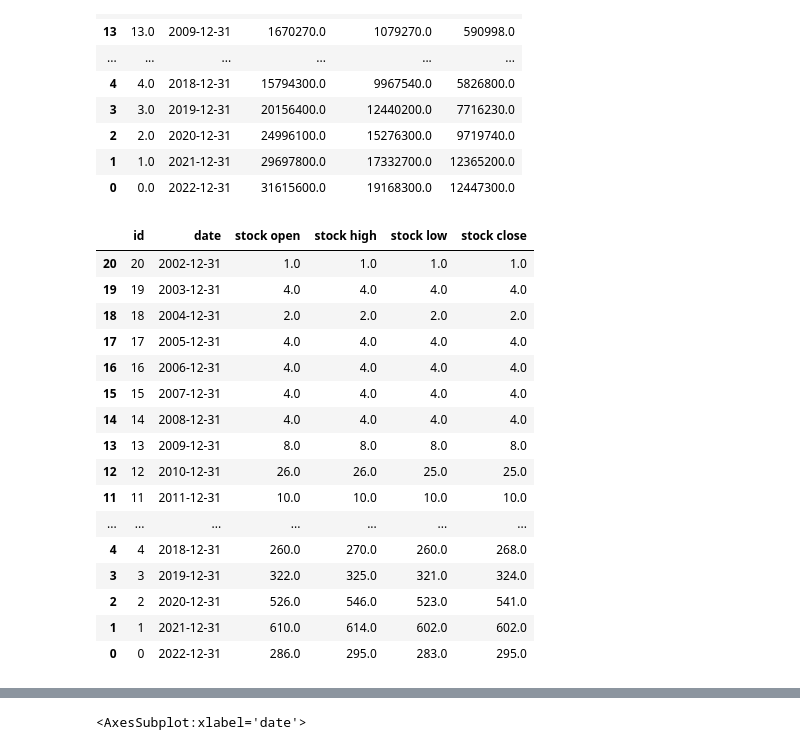
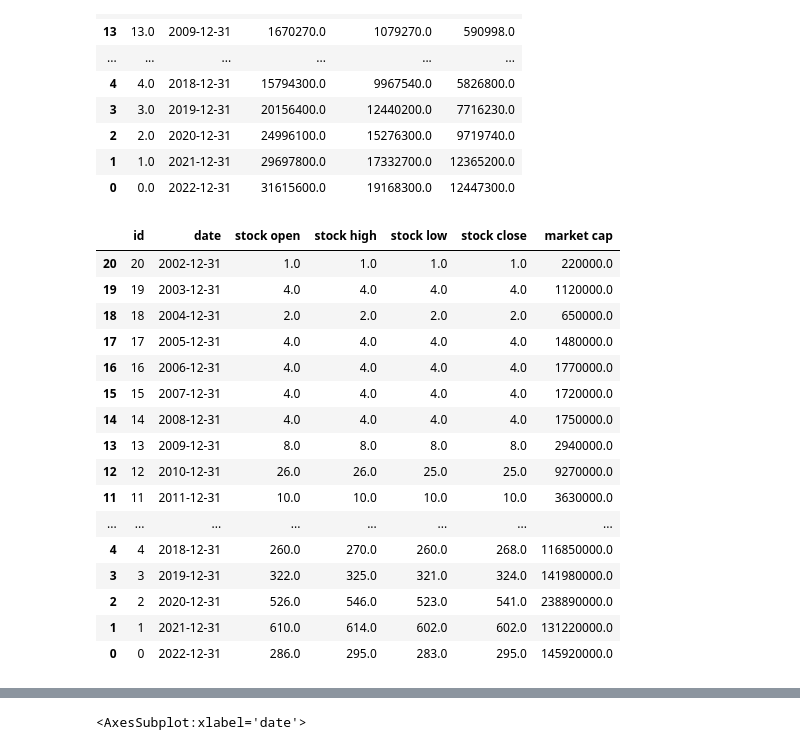
Before and after one commit to IanMcHall/NetflixAnalysis, a Jupyter notebook: NET Analysis.ipynb, the cells around one changed output, grey strips where cells are left out. Saved outputs shown, nothing was run; the diff lists cells and outputs as text; code cells hidden in the pictures.

```diff
--- a/NET Analysis.ipynb
+++ b/NET Analysis.ipynb
@@ -37,27 +37,27 @@ df1.sort_values(by='id', ascending=False)
 | 0 | 0.0 | 2022-12-31 | 31615600.0 | 19168300.0 | 12447300.0 |
 # %%
 #Here I am renaming the 'idstocks' column to 'id', to better match df1
-df2.columns = ['id', 'date', 'stock open', 'stock high', 'stock low', 'stock close']
+df2.columns = ['id', 'date', 'stock open', 'stock high', 'stock low', 'stock close', 'market cap']
 #stock prices rounded to nearest dollar. Some dates rounded from the closest day stocks were traded.
 df2.sort_values(by='id', ascending=False)
 # %% [output]
-|  | id | date | stock open | stock high | stock low | stock close |
-| 20 | 20 | 2002-12-31 | 1.0 | 1.0 | 1.0 | 1.0 |
-| 19 | 19 | 2003-12-31 | 4.0 | 4.0 | 4.0 | 4.0 |
-| 18 | 18 | 2004-12-31 | 2.0 | 2.0 | 2.0 | 2.0 |
-| 17 | 17 | 2005-12-31 | 4.0 | 4.0 | 4.0 | 4.0 |
-| 16 | 16 | 2006-12-31 | 4.0 | 4.0 | 4.0 | 4.0 |
-| 15 | 15 | 2007-12-31 | 4.0 | 4.0 | 4.0 | 4.0 |
-| 14 | 14 | 2008-12-31 | 4.0 | 4.0 | 4.0 | 4.0 |
-| 13 | 13 | 2009-12-31 | 8.0 | 8.0 | 8.0 | 8.0 |
-| 12 | 12 | 2010-12-31 | 26.0 | 26.0 | 25.0 | 25.0 |
-| 11 | 11 | 2011-12-31 | 10.0 | 10.0 | 10.0 | 10.0 |
-| ... | ... | ... | ... | ... | ... | ... |
-| 4 | 4 | 2018-12-31 | 260.0 | 270.0 | 260.0 | 268.0 |
-| 3 | 3 | 2019-12-31 | 322.0 | 325.0 | 321.0 | 324.0 |
-| 2 | 2 | 2020-12-31 | 526.0 | 546.0 | 523.0 | 541.0 |
-| 1 | 1 | 2021-12-31 | 610.0 | 614.0 | 602.0 | 602.0 |
-| 0 | 0 | 2022-12-31 | 286.0 | 295.0 | 283.0 | 295.0 |
+|  | id | date | stock open | stock high | stock low | stock close | market cap |
+| 20 | 20 | 2002-12-31 | 1.0 | 1.0 | 1.0 | 1.0 | 220000.0 |
+| 19 | 19 | 2003-12-31 | 4.0 | 4.0 | 4.0 | 4.0 | 1120000.0 |
+| 18 | 18 | 2004-12-31 | 2.0 | 2.0 | 2.0 | 2.0 | 650000.0 |
+| 17 | 17 | 2005-12-31 | 4.0 | 4.0 | 4.0 | 4.0 | 1480000.0 |
+| 16 | 16 | 2006-12-31 | 4.0 | 4.0 | 4.0 | 4.0 | 1770000.0 |
+| 15 | 15 | 2007-12-31 | 4.0 | 4.0 | 4.0 | 4.0 | 1720000.0 |
+| 14 | 14 | 2008-12-31 | 4.0 | 4.0 | 4.0 | 4.0 | 1750000.0 |
+| 13 | 13 | 2009-12-31 | 8.0 | 8.0 | 8.0 | 8.0 | 2940000.0 |
+| 12 | 12 | 2010-12-31 | 26.0 | 26.0 | 25.0 | 25.0 | 9270000.0 |
+| 11 | 11 | 2011-12-31 | 10.0 | 10.0 | 10.0 | 10.0 | 3630000.0 |
+| ... | ... | ... | ... | ... | ... | ... | ... |
+| 4 | 4 | 2018-12-31 | 260.0 | 270.0 | 260.0 | 268.0 | 116850000.0 |
+| 3 | 3 | 2019-12-31 | 322.0 | 325.0 | 321.0 | 324.0 | 141980000.0 |
+| 2 | 2 | 2020-12-31 | 526.0 | 546.0 | 523.0 | 541.0 | 238890000.0 |
+| 1 | 1 | 2021-12-31 | 610.0 | 614.0 | 602.0 | 602.0 | 131220000.0 |
+| 0 | 0 | 2022-12-31 | 286.0 | 295.0 | 283.0 | 295.0 | 145920000.0 |
 # %%
 #Here I am merging my two data frames using the 'id' column present in both data frames as the key.
 df = df1.merge(df2, how='outer', on=['id','date'])
```
Also changed, not shown: parts of 5 cells of this notebook.
